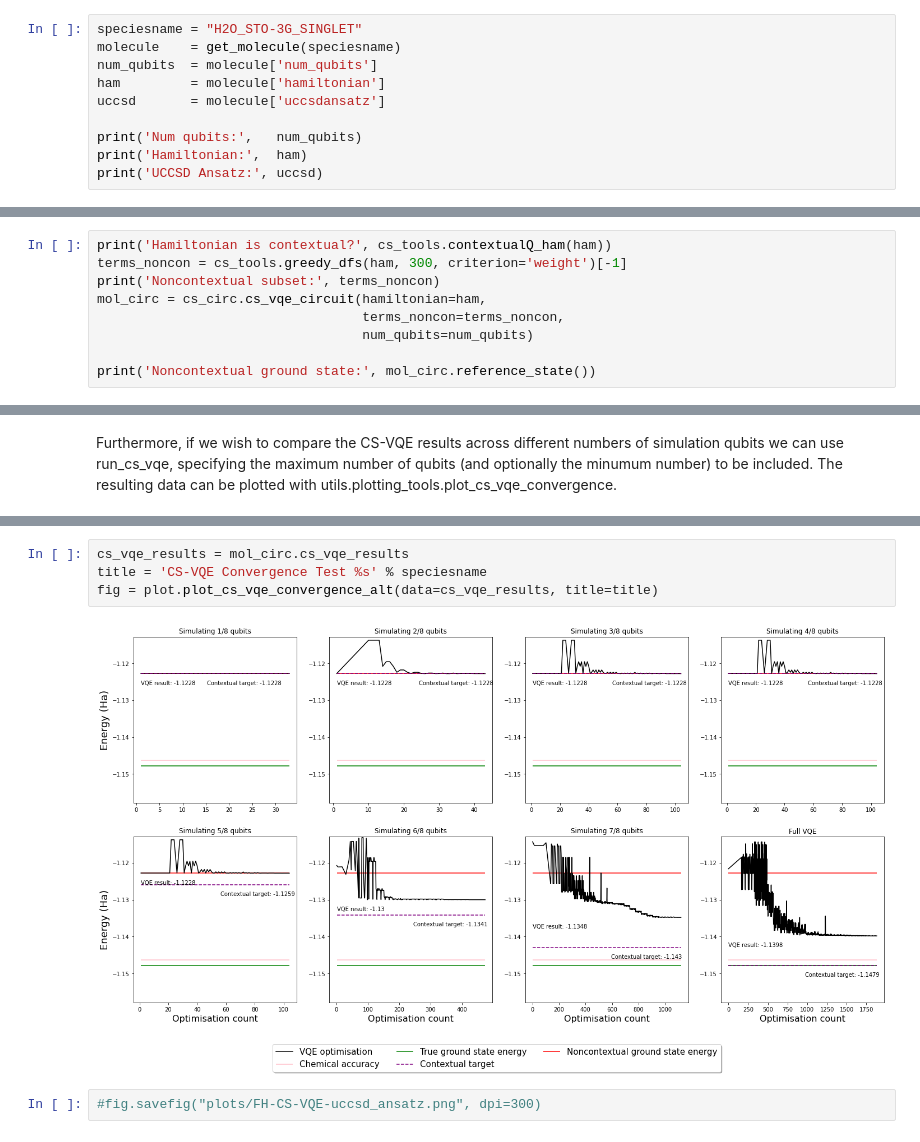
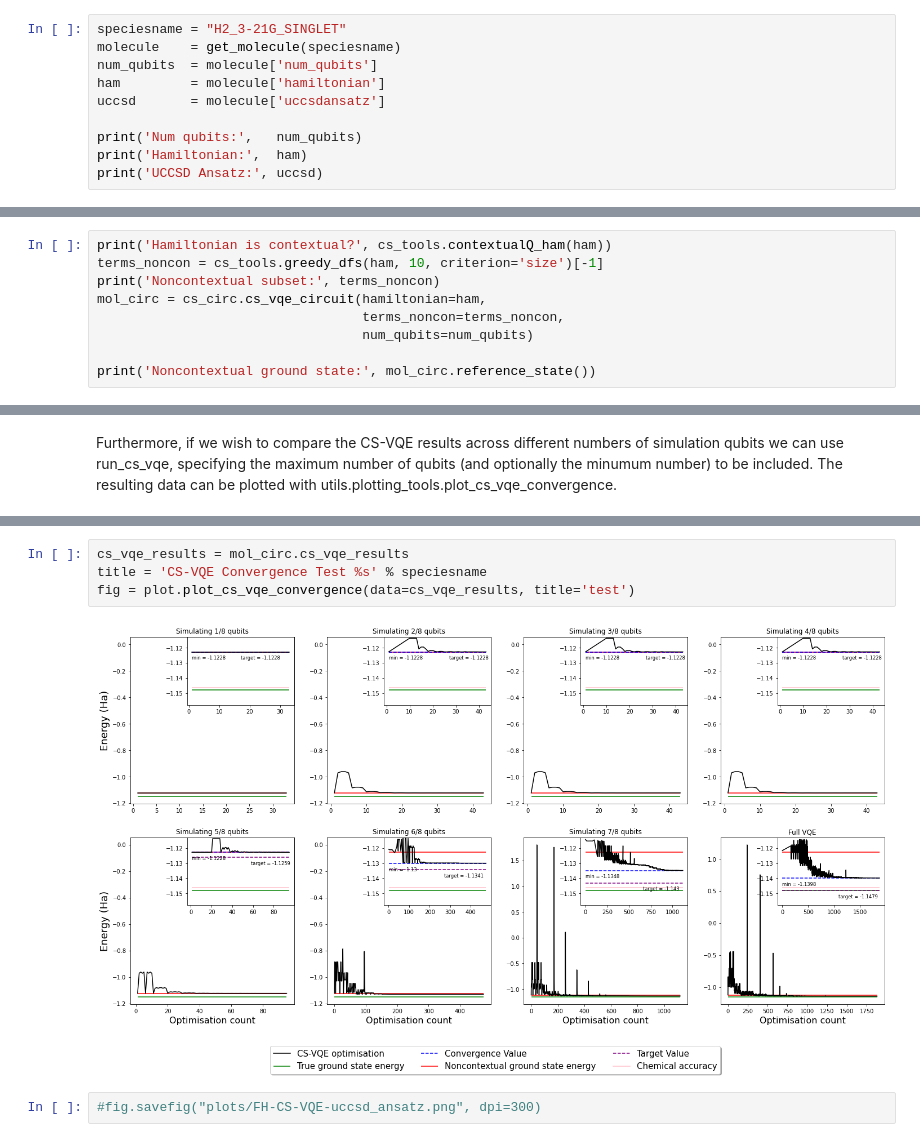
Before and after one commit to wmkirby1/CS-VQE, a Jupyter notebook: usage.ipynb, the cells around one changed output, grey strips where cells are left out. Saved outputs shown, nothing was run; the diff lists cells and outputs as text.

```diff
--- a/usage.ipynb
+++ b/usage.ipynb
@@ -11,7 +16,7 @@ from matplotlib import pyplot as plt
 # %% [markdown]
 First we construct the calculated molecule, obtaining the corresponding Hamiltonian and UCCSD Ansatz operator:
 # %%
-speciesname = "H2O_STO-3G_SINGLET"
+speciesname = "H2_3-21G_SINGLET"
 molecule    = get_molecule(speciesname)
 num_qubits  = molecule['num_qubits']
 ham         = molecule['hamiltonian']
@@ -32,7 +47,7 @@ Our CS-VQE circuit class requires an input Hamiltonian, a noncontextual subset o
 Optionally, we may specify the qubit inclusion order (by default the optimal ordering will be determined) and choose which rotations to perform (i.e. just those diagonalising G or the additional unitary partitioning A rotations).
 # %%
 print('Hamiltonian is contextual?', cs_tools.contextualQ_ham(ham))
-terms_noncon = cs_tools.greedy_dfs(ham, 300, criterion='weight')[-1]
+terms_noncon = cs_tools.greedy_dfs(ham, 10, criterion='size')[-1]
 print('Noncontextual subset:', terms_noncon)
 mol_circ = cs_circ.cs_vqe_circuit(hamiltonian=ham,
                                   terms_noncon=terms_noncon,
@@ -131,9 +146,9 @@ KeyboardInterrupt:
 # %%
 cs_vqe_results = mol_circ.cs_vqe_results
 title = 'CS-VQE Convergence Test %s' % speciesname
-fig = plot.plot_cs_vqe_convergence_alt(data=cs_vqe_results, title=title)
+fig = plot.plot_cs_vqe_convergence(data=cs_vqe_results, title='test')
 # %% [output]
-[figure, old version]
+[figure, new version]
 # %%
 #fig.savefig("plots/FH-CS-VQE-uccsd_ansatz.png", dpi=300)
 # %%
```
Also changed, not shown: parts of 10 cells of this notebook, 11 other files.
